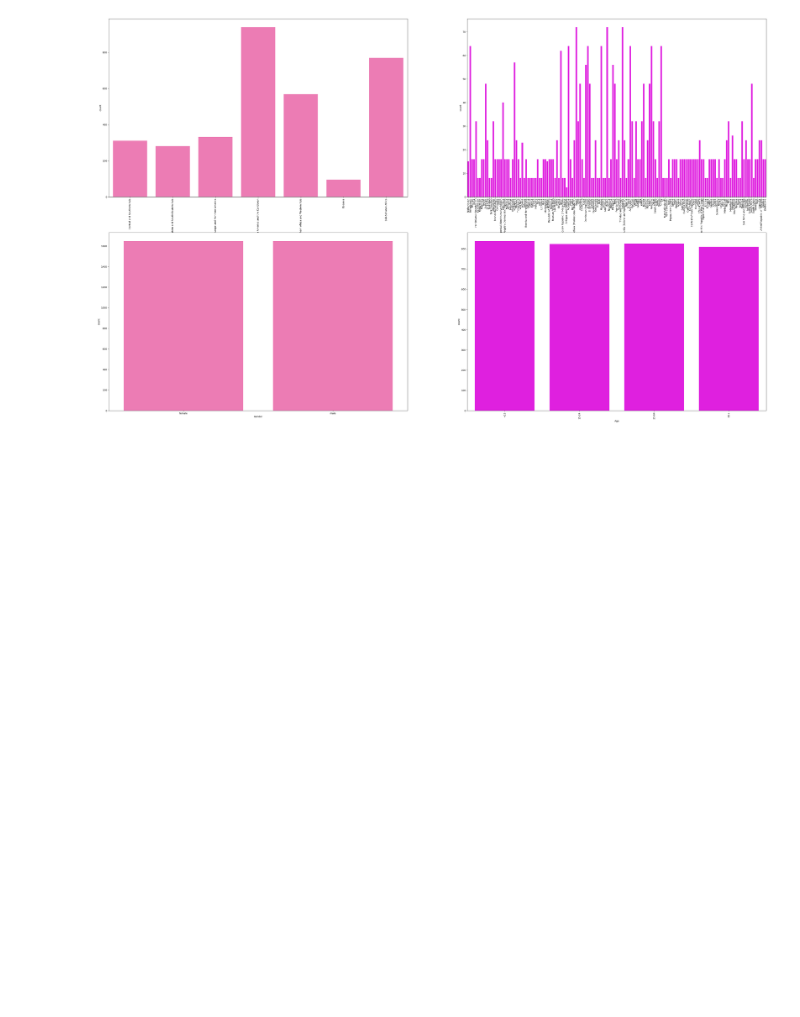
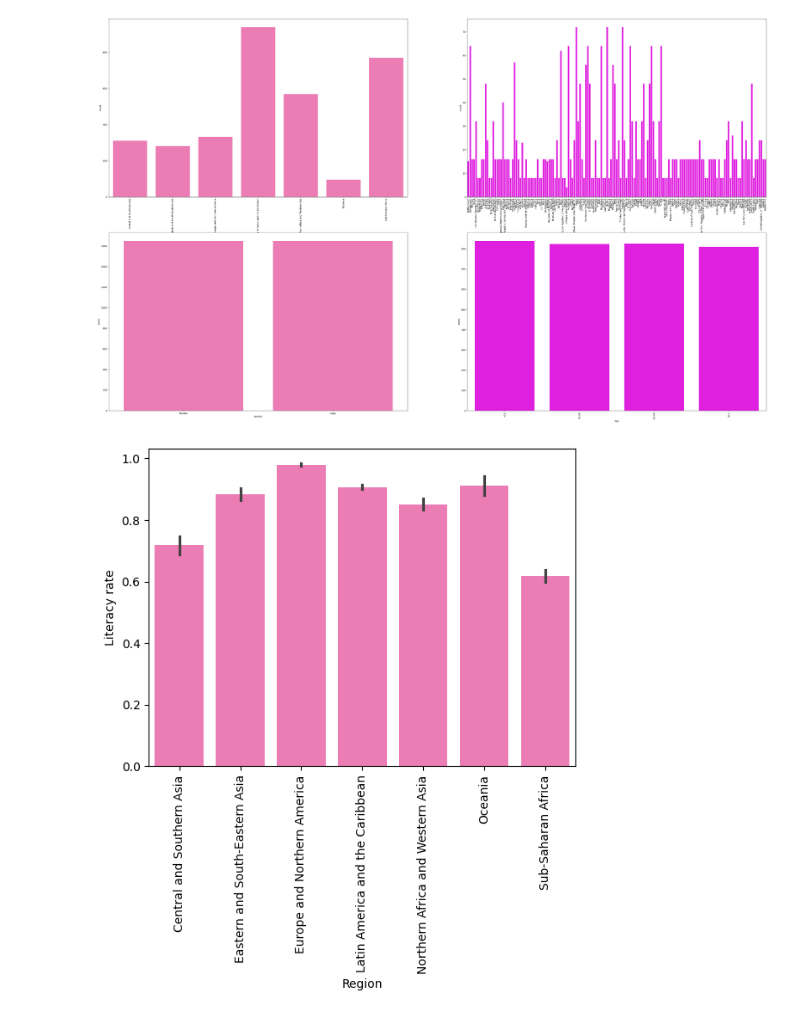
Before and after one commit to abeeraz379/literacy-rates-updated, a Jupyter notebook: literacy_rates_updated.ipynb, the cells around one changed output. Cells and saved outputs as stored; diff of their text form; code cells hidden in the pictures; blank space fills up the shorter version.

```diff
--- a/literacy_rates_updated.ipynb
+++ b/literacy_rates_updated.ipynb
@@ -241,5 +229,8 @@ ax[1][1].set_xticklabels(ax[1][1].get_xticklabels(),rotation=90);
 # %% [output]
 [figure]
 # %%
-# make a bar plot for country vs Literacy rate
-sns.barplot()
+# make a bar plot for region vs Literacy rate
+ax=sns.barplot(x='Region',y='Literacy rate',data=new_df,color='#FF69B4')
+ax.set_xticklabels(ax.get_xticklabels(),rotation=90);
+# %% [output]
+[figure, added]
```
Also changed, not shown: parts of 4 cells of this notebook.
